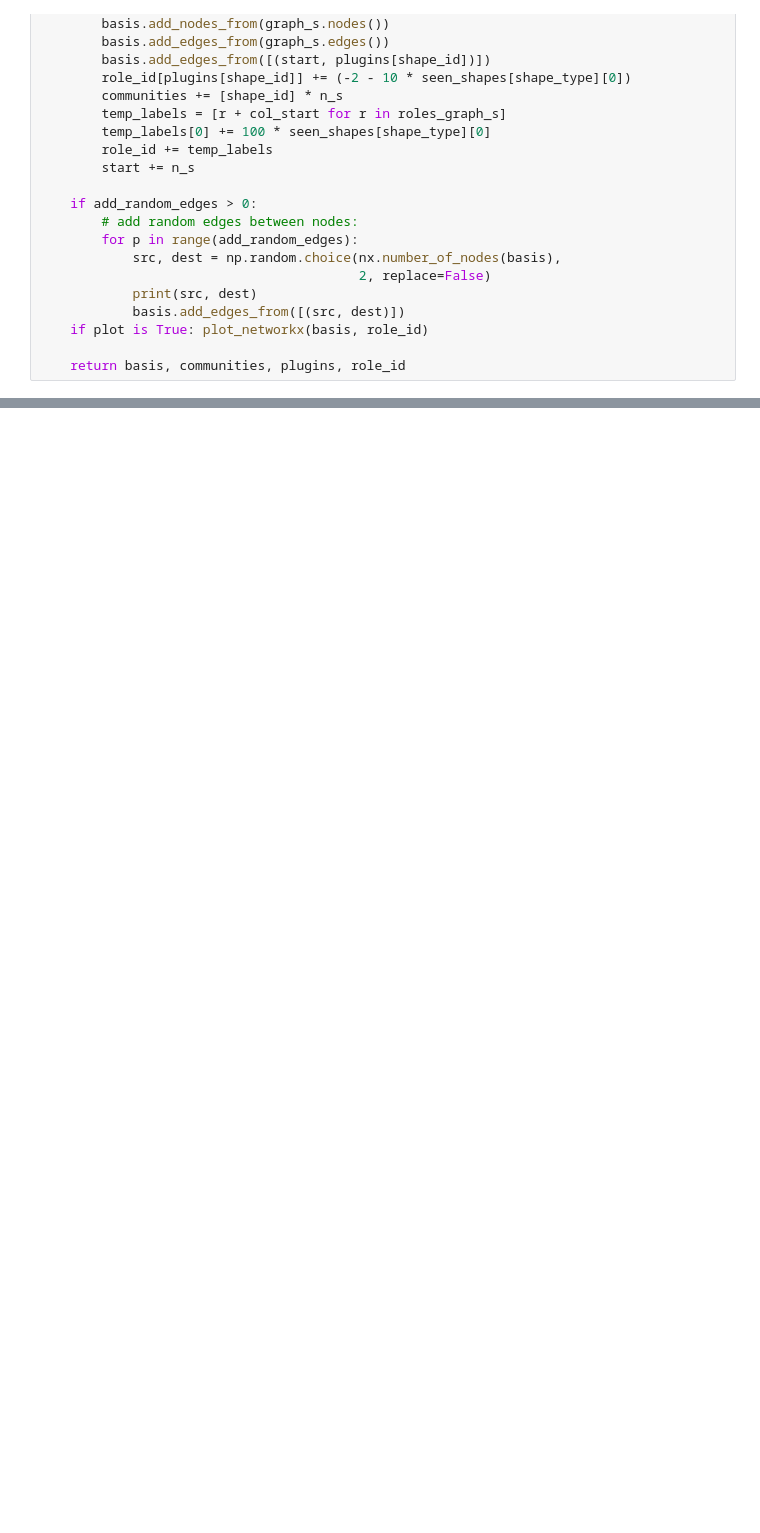
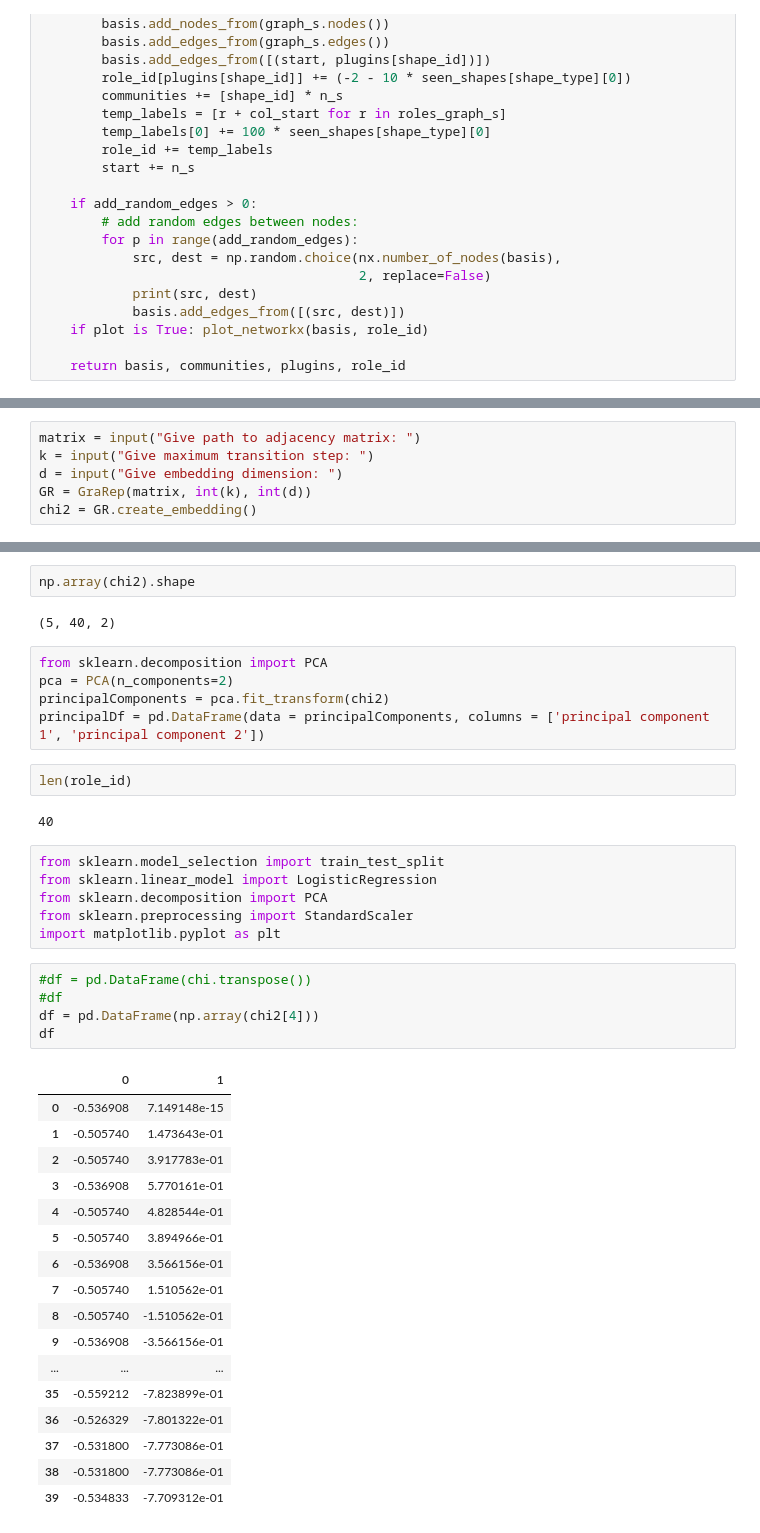
Before and after one commit to x-Tobix/Grafy-i-sieci, a Jupyter notebook: Testing GraphWave.ipynb, the cells around one changed output, grey strips where cells are left out. Cells and saved outputs as stored; diff of their text form; blank space fills up the shorter version.

Commit message:
dimension reduction by pca

```diff
--- a/Testing GraphWave.ipynb
+++ b/Testing GraphWave.ipynb
@@ -130,0 +203,6 @@ G, communities, _ , role_id = build_structure(width_basis, basis_type, list_shap
+# %%
+matrix = input("Give path to adjacency matrix: ")
+k = input("Give maximum transition step: ")
+d = input("Give embedding dimension: ")
+GR = GraRep(matrix, int(k), int(d))
+chi2 = GR.create_embedding()
@@ -130,0 +220,42 @@ G, communities, _ , role_id = build_structure(width_basis, basis_type, list_shap
+# %%
+np.array(chi2).shape
+# %% [output]
+(5, 40, 2)
+# %%
+from sklearn.decomposition import PCA
+pca = PCA(n_components=2)
+principalComponents = pca.fit_transform(chi2)
+principalDf = pd.DataFrame(data = principalComponents, columns = ['principal component 1', 'principal component 2'])
+# %%
+len(role_id)
+# %% [output]
+40
+# %%
+from sklearn.model_selection import train_test_split
+from sklearn.linear_model import LogisticRegression
+from sklearn.decomposition import PCA
+from sklearn.preprocessing import StandardScaler
+import matplotlib.pyplot as plt
+# %%
+#df = pd.DataFrame(chi.transpose())
+#df
+df = pd.DataFrame(np.array(chi2[4]))
+df
+# %% [output]
+|  | 0 | 1 |
+| 0 | -0.536908 | 7.149148e-15 |
+| 1 | -0.505740 | 1.473643e-01 |
+| 2 | -0.505740 | 3.917783e-01 |
+| 3 | -0.536908 | 5.770161e-01 |
+| 4 | -0.505740 | 4.828544e-01 |
+| 5 | -0.505740 | 3.894966e-01 |
+| 6 | -0.536908 | 3.566156e-01 |
+| 7 | -0.505740 | 1.510562e-01 |
+| 8 | -0.505740 | -1.510562e-01 |
+| 9 | -0.536908 | -3.566156e-01 |
+| ... | ... | ... |
+| 35 | -0.559212 | -7.823899e-01 |
+| 36 | -0.526329 | -7.801322e-01 |
+| 37 | -0.531800 | -7.773086e-01 |
+| 38 | -0.531800 | -7.773086e-01 |
+| 39 | -0.534833 | -7.709312e-01 |
```
Also changed, not shown: parts of 18 cells of this notebook.
